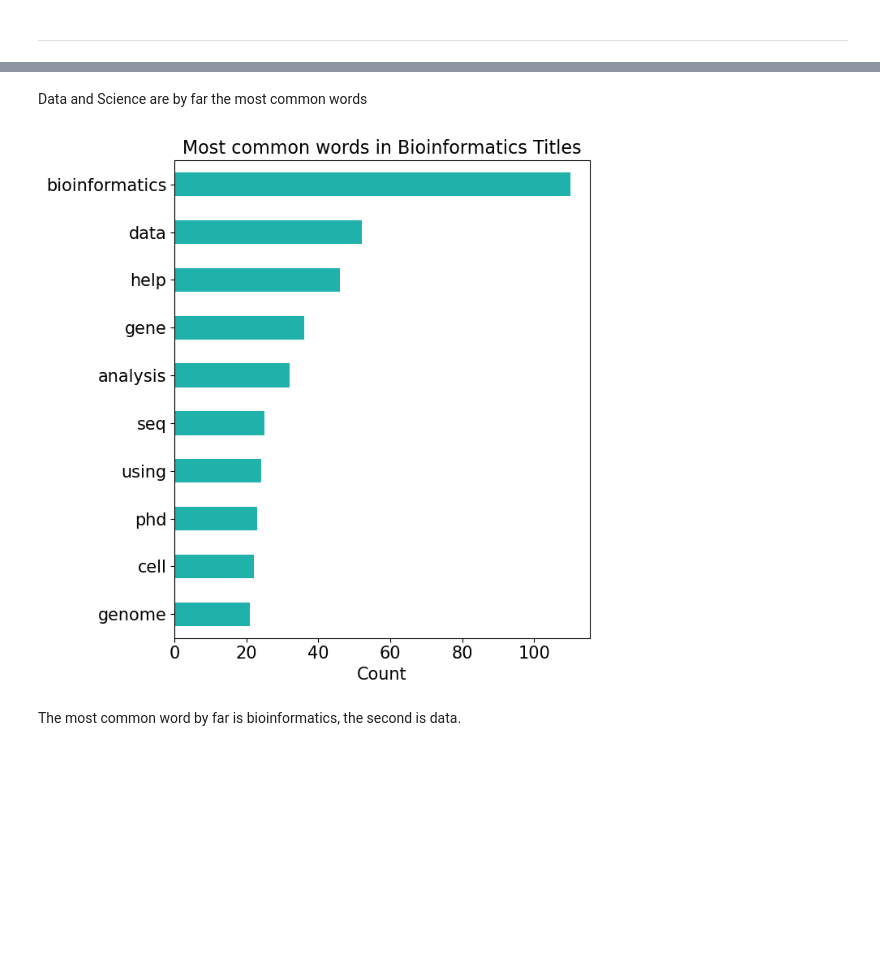
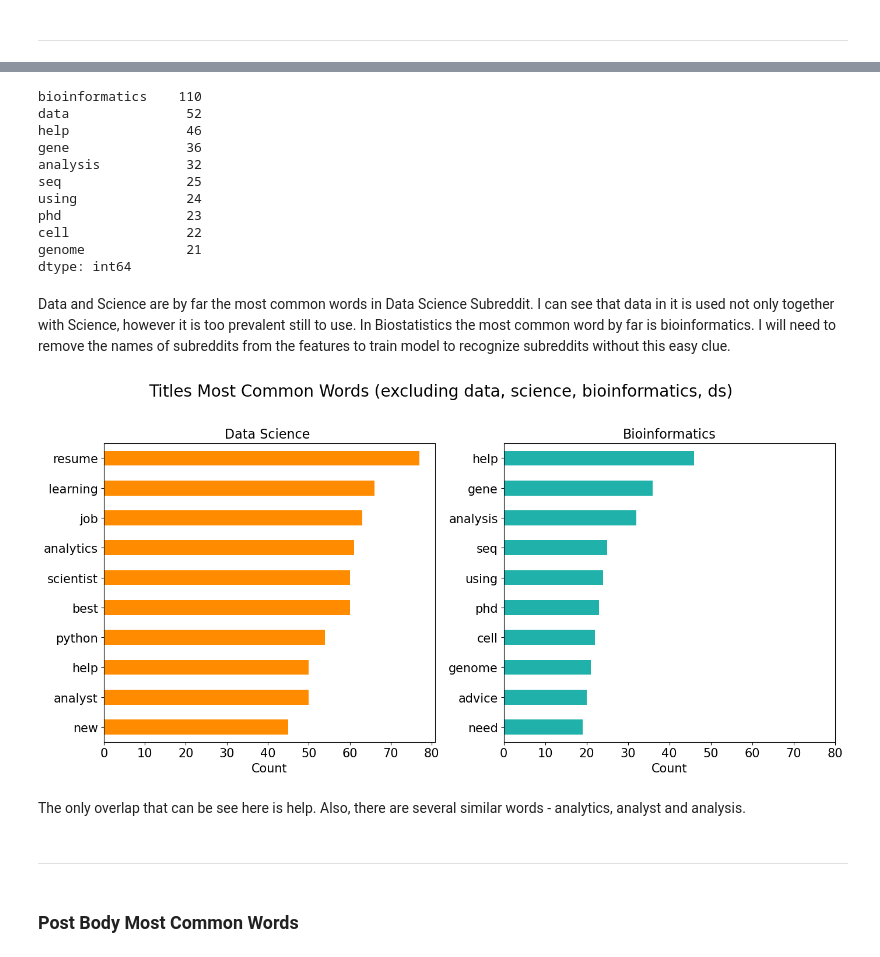
Before and after one commit to ailinnesse/NLP_Differentiate_Bioinformatics_Data_Science_texts, a Jupyter notebook: code/02_EDA_and_Cleaning.ipynb, the cells around one changed output, grey strips where cells are left out. Cells and saved outputs as stored; diff of their text form; code cells hidden in the pictures; blank space fills up the shorter version.

Commit message:
Data Cleaning and EDA

```diff
--- a/code/02_EDA_and_Cleaning.ipynb
+++ b/code/02_EDA_and_Cleaning.ipynb
@@ -118,8 +154 @@ reddit_bioinformatics = reddit[reddit['subreddit'] == 'bioinformatics'].copy()
-# %%
-def count_most_common_words(df, column_to_vectirize, n_most_common):
-    cvec = CountVectorizer(stop_words = 'english')
-    cvec.fit(df[column_to_vectirize])
-    vectorized_column = cvec.transform(df[column_to_vectirize])
-    vectorized_df = pd.DataFrame(vectorized_column.todense(), columns = cvec.get_feature_names_out())
-    return vectorized_df.sum().sort_values(ascending = False).head(n_most_common)
 # %%
@@ -136,16 +170,61 @@ plt.savefig('../images/title_data_science_most_common_words.jpeg');
+# %%
+# Most Common words in Bioinformatics Subreddit
+bioinformatics_title_most_common = count_most_common_words(reddit[reddit['subreddit'] == 'bioinformatics'], 'title', 10)
+bioinformatics_title_most_common
+# %% [output]
+bioinformatics    110
+data               52
+help               46
+gene               36
+analysis           32
+seq                25
+using              24
+phd                23
+cell               22
+genome             21
+dtype: int64
 # %% [markdown]
-Data and Science are by far the most common words
+Data and Science are by far the most common words in Data Science Subreddit. I can see that data in it is used not only together with Science, however it is too prevalent still to use. In Biostatistics the most common word by far is bioinformatics. I will need to remove the names of subreddits from the features to train model to recognize subreddits without this easy clue.
-# %%
-bioinformatics_title_most_common = count_most_common_words(reddit_bioinformatics, 'title', 10)
-bioinformatics_title_most_common[::-1].plot(kind = 'barh', figsize = (7, 7), color = 'lightseagreen')
-plt.title('Most common words in Bioinformatics Titles', size = 16)
-plt.xticks(size = 15)
-plt.xlabel('Count', size = 15)
-plt.yticks(size = 15)
-plt.tight_layout()
-plt.savefig('../images/title_bioinformatics_most_common_words.jpeg');
-# %% [output]
-[figure, removed]
-# %% [markdown]
-The most common word by far is bioinformatics, the second is data.
+# %%
+# Drop data, science, ds and bioinformatics from reddit data
+words_to_delete = ['bioinformatics', 'data', 'science', 'ds']
+
+reddit = remove_words(reddit, 'title', words_to_delete)
+# %%
+# adapted from breakfast hour and https://stackoverflow.com/questions/6390393/matplotlib-make-tick-labels-font-size-smaller
+
+# Set figure
+fig, ax = plt.subplots(1,2, figsize=(14,7))
+fig.suptitle('Titles Most Common Words (excluding data, science, bioinformatics, ds) \n', fontsize=20)
+
+# Plot Data Science most common words
+datascience_title_most_common = count_most_common_words(reddit[reddit['subreddit'] == 'datascience'], 'title', 10)
+datascience_title_most_common.plot(kind = 'barh', color = 'darkorange', ax=ax[0])
+ax[0].invert_yaxis()
+ax[0].set_title('Data Science ', fontsize=16)
+ax[0].set_xlabel('Count', fontsize=15)
+ax[0].xaxis.set_tick_params(labelsize=15)
+ax[0].yaxis.set_tick_params(labelsize=15)
+
+# Plot Bioinformatics most common words
+bioinformatics_title_most_common = count_most_common_words(reddit[reddit['subreddit'] == 'bioinformatics'], 'title', 10)
+bioinformatics_title_most_common.plot(kind = 'barh', color = 'lightseagreen', ax=ax[1])
+ax[1].invert_yaxis()
+ax[1].set_title('Bioinformatics', fontsize=16)
+ax[1].set_xlabel('Count', fontsize=15)
+ax[1].xaxis.set_tick_params(labelsize=15)
+ax[1].yaxis.set_tick_params(labelsize=15)
+ax[1].set_xlim([0, 80])
+
+# Save for the presintation
+plt.tight_layout()
+plt.savefig('../images/title_most_common_words.jpeg');
+# %% [output]
+[figure, added]
+# %% [markdown]
+The only overlap that can be see here is help. Also, there are several similar words - analytics, analyst and analysis.
+# %% [markdown]
+---
+# %% [markdown]
+### Post Body Most Common Words
 # %%
```
Also changed, not shown: parts of 24 cells of this notebook, 9 other files.
